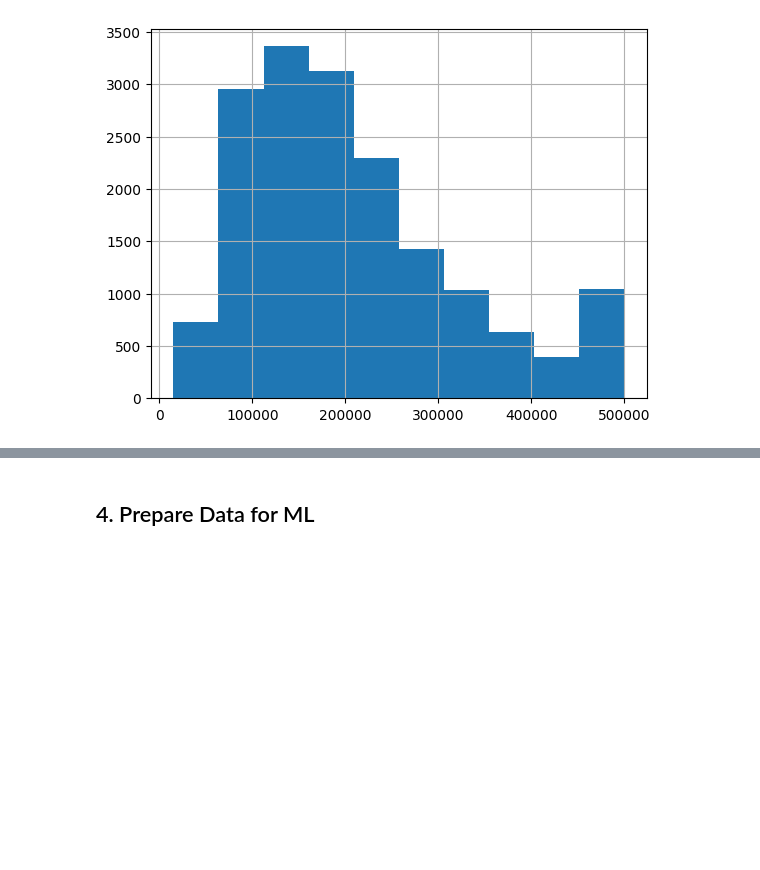
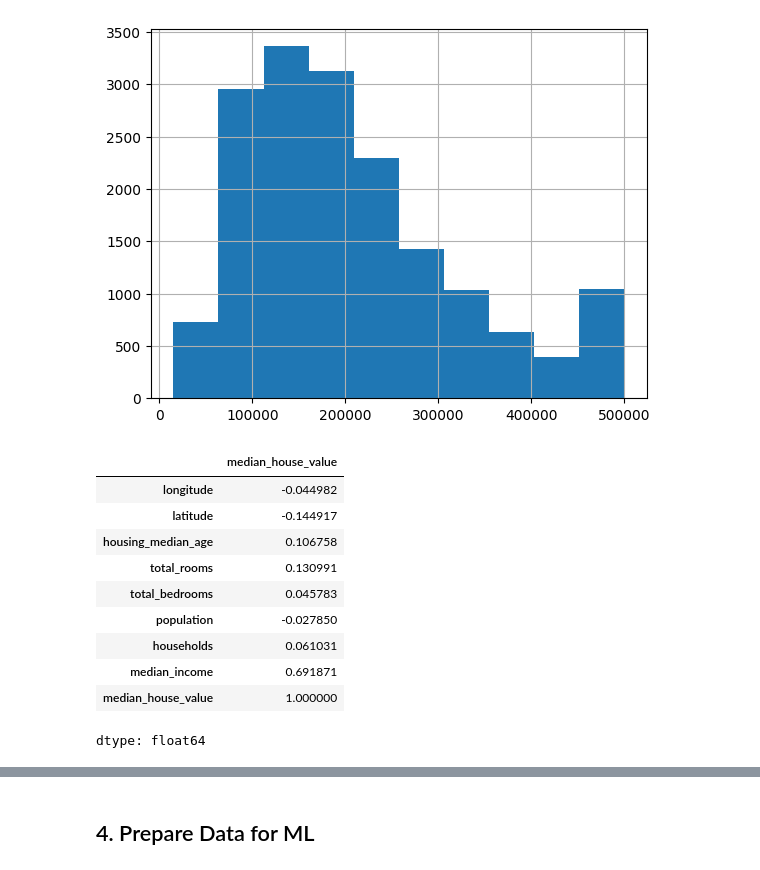
Before and after one commit to davidrpugh/machine-learning-for-tabular-data, a Jupyter notebook: notebooks/lecture-8-part-2a.ipynb, the cells around one changed output, grey strips where cells are left out. Drawn from its saved outputs; the diff is of its cells as text; code cells hidden in the pictures; blank space fills up the shorter version.

```diff
--- a/notebooks/lecture-8-part-2a.ipynb
+++ b/notebooks/lecture-8-part-2a.ipynb
@@ -83,2 +64,19 @@ _ = train_target.hist()
 # %% [output]
 [figure]
+# %%
+(
+    train_df.corr()
+            .loc[:, "median_house_value"]
+)
+# %% [output]
+|  | median_house_value |
+| longitude | -0.044982 |
+| latitude | -0.144917 |
+| housing_median_age | 0.106758 |
+| total_rooms | 0.130991 |
+| total_bedrooms | 0.045783 |
+| population | -0.027850 |
+| households | 0.061031 |
+| median_income | 0.691871 |
+| median_house_value | 1.000000 |
+dtype: float64
```
Also changed, not shown: parts of 20 cells of this notebook.
